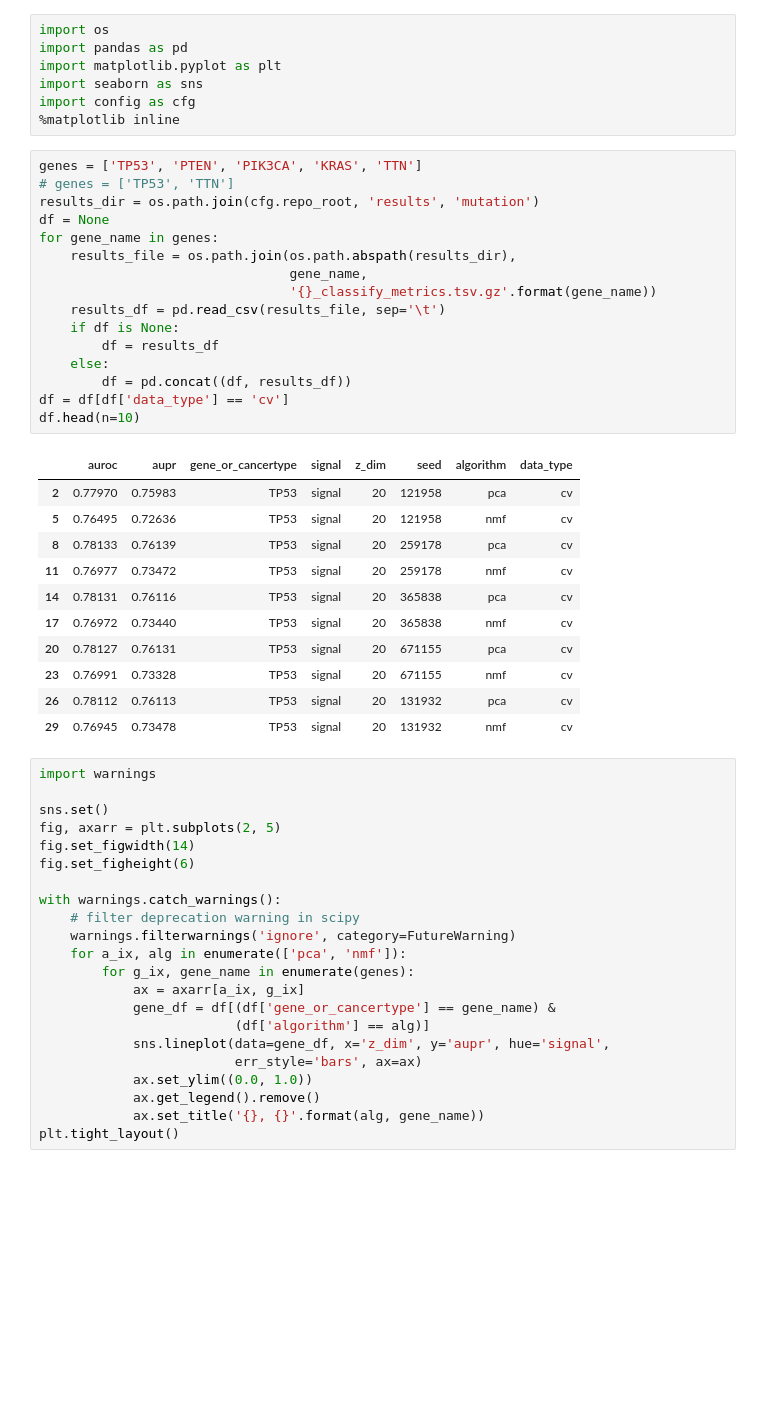
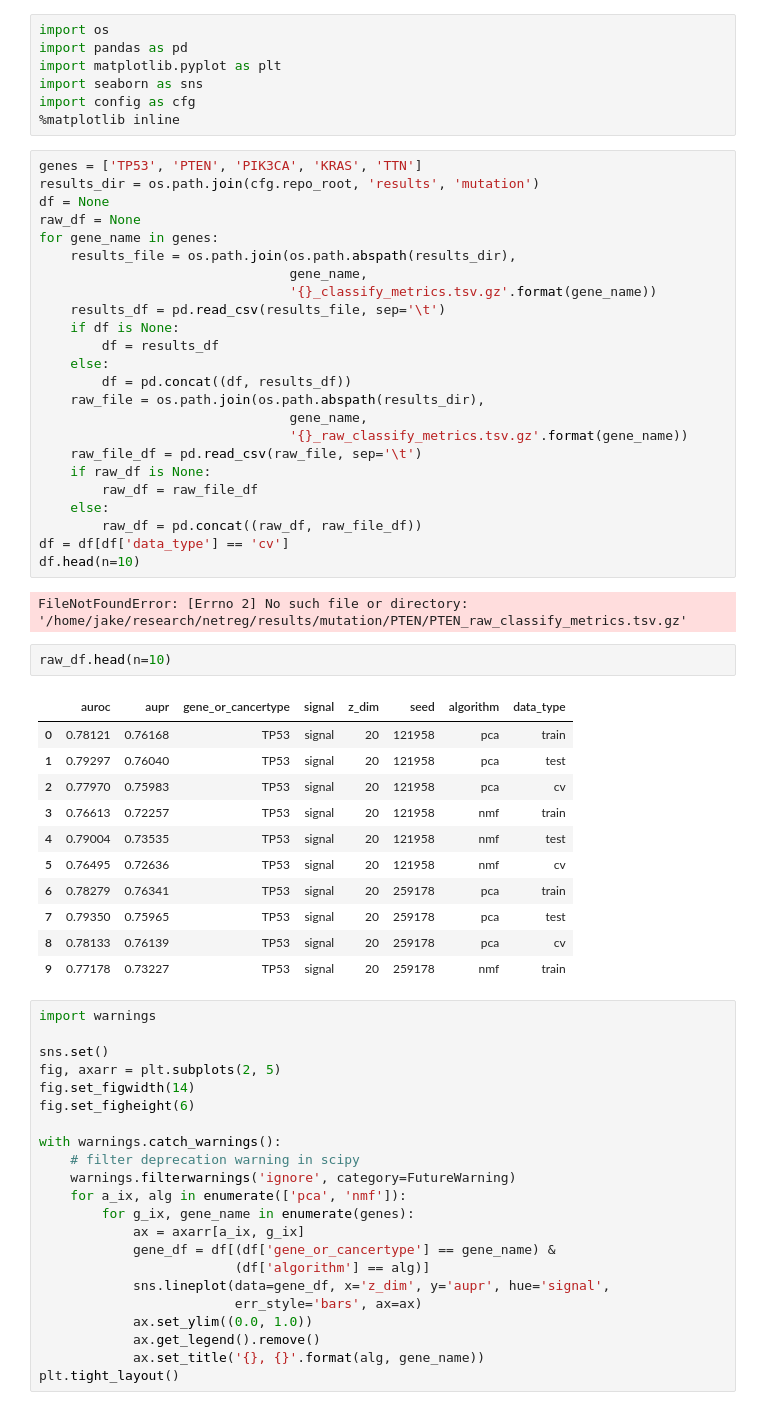
Before and after one commit to jjc2718/netreg, a Jupyter notebook: notebooks/plot_mutation_results.ipynb, the cells around one changed output. Cells and saved outputs as stored; diff of their text form; blank space fills up the shorter version.

```diff
--- a/notebooks/plot_mutation_results.ipynb
+++ b/notebooks/plot_mutation_results.ipynb
@@ -9,9 +9,9 @@ import config as cfg
 %matplotlib inline
 # %%
 genes = ['TP53', 'PTEN', 'PIK3CA', 'KRAS', 'TTN']
-# genes = ['TP53', 'TTN']
 results_dir = os.path.join(cfg.repo_root, 'results', 'mutation')
 df = None
+raw_df = None
 for gene_name in genes:
     results_file = os.path.join(os.path.abspath(results_dir),
                                 gene_name,
@@ -21,20 +21,32 @@ for gene_name in genes:
         df = results_df
     else:
         df = pd.concat((df, results_df))
+    raw_file = os.path.join(os.path.abspath(results_dir),
+                                gene_name,
+                                '{}_raw_classify_metrics.tsv.gz'.format(gene_name))
+    raw_file_df = pd.read_csv(raw_file, sep='\t')
+    if raw_df is None:
+        raw_df = raw_file_df
+    else:
+        raw_df = pd.concat((raw_df, raw_file_df))
 df = df[df['data_type'] == 'cv']
 df.head(n=10)
 # %% [output]
-|  | auroc | aupr | gene_or_cancertype | signal | z_dim | seed | algorithm | data_type |
-| 2 | 0.77970 | 0.75983 | TP53 | signal | 20 | 121958 | pca | cv |
-| 5 | 0.76495 | 0.72636 | TP53 | signal | 20 | 121958 | nmf | cv |
-| 8 | 0.78133 | 0.76139 | TP53 | signal | 20 | 259178 | pca | cv |
-| 11 | 0.76977 | 0.73472 | TP53 | signal | 20 | 259178 | nmf | cv |
-| 14 | 0.78131 | 0.76116 | TP53 | signal | 20 | 365838 | pca | cv |
-| 17 | 0.76972 | 0.73440 | TP53 | signal | 20 | 365838 | nmf | cv |
-| 20 | 0.78127 | 0.76131 | TP53 | signal | 20 | 671155 | pca | cv |
-| 23 | 0.76991 | 0.73328 | TP53 | signal | 20 | 671155 | nmf | cv |
-| 26 | 0.78112 | 0.76113 | TP53 | signal | 20 | 131932 | pca | cv |
-| 29 | 0.76945 | 0.73478 | TP53 | signal | 20 | 131932 | nmf | cv |
+FileNotFoundError: [Errno 2] No such file or directory: '/home/jake/research/netreg/results/mutation/PTEN/PTEN_raw_classify_metrics.tsv.gz'
+# %%
+raw_df.head(n=10)
+# %% [output]
+|  | auroc | aupr | gene_or_cancertype | signal | z_dim | seed | algorithm | data_type |
+| 0 | 0.78121 | 0.76168 | TP53 | signal | 20 | 121958 | pca | train |
+| 1 | 0.79297 | 0.76040 | TP53 | signal | 20 | 121958 | pca | test |
+| 2 | 0.77970 | 0.75983 | TP53 | signal | 20 | 121958 | pca | cv |
+| 3 | 0.76613 | 0.72257 | TP53 | signal | 20 | 121958 | nmf | train |
+| 4 | 0.79004 | 0.73535 | TP53 | signal | 20 | 121958 | nmf | test |
+| 5 | 0.76495 | 0.72636 | TP53 | signal | 20 | 121958 | nmf | cv |
+| 6 | 0.78279 | 0.76341 | TP53 | signal | 20 | 259178 | pca | train |
+| 7 | 0.79350 | 0.75965 | TP53 | signal | 20 | 259178 | pca | test |
+| 8 | 0.78133 | 0.76139 | TP53 | signal | 20 | 259178 | pca | cv |
+| 9 | 0.77178 | 0.73227 | TP53 | signal | 20 | 259178 | nmf | train |
 # %%
 import warnings
 
```
Also changed, not shown: 1 other file.
